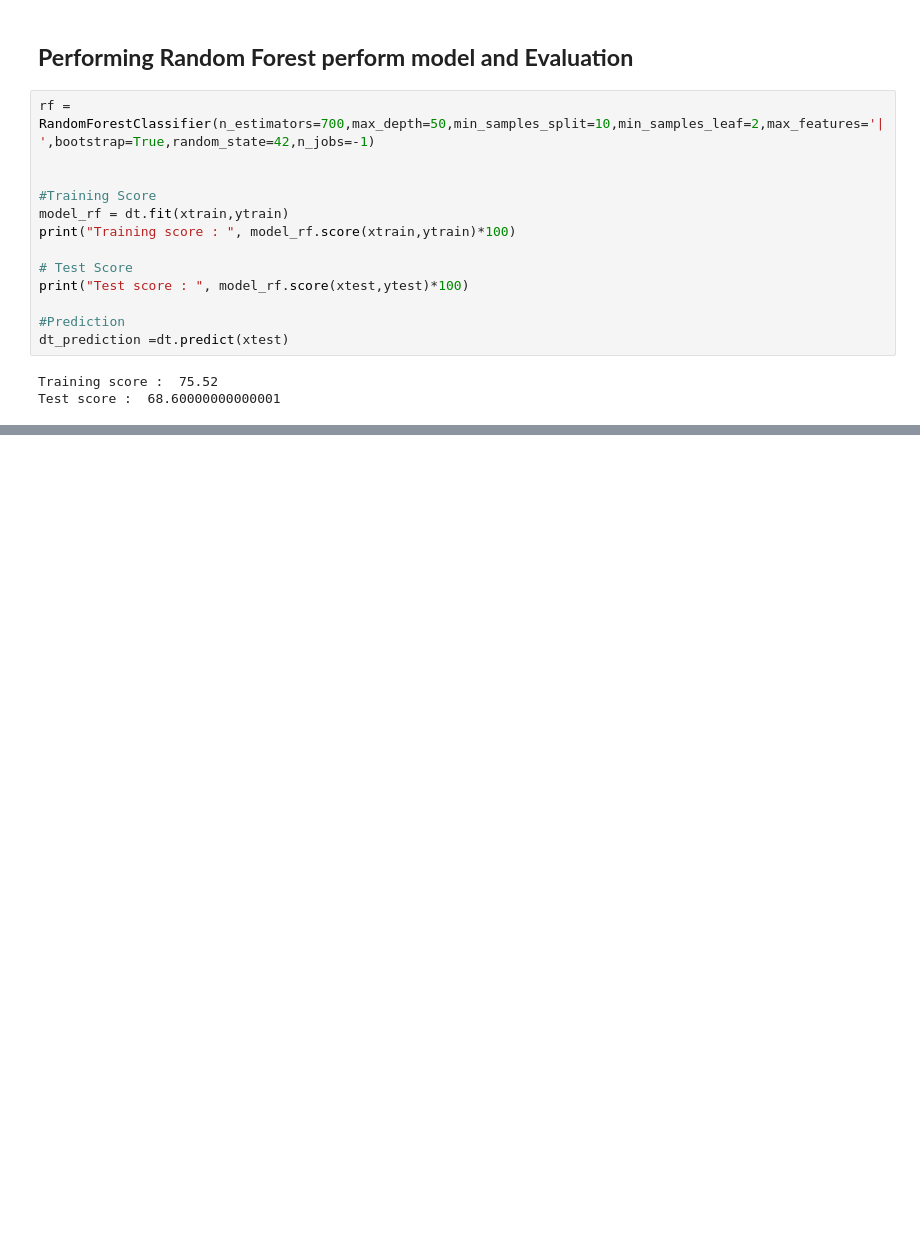
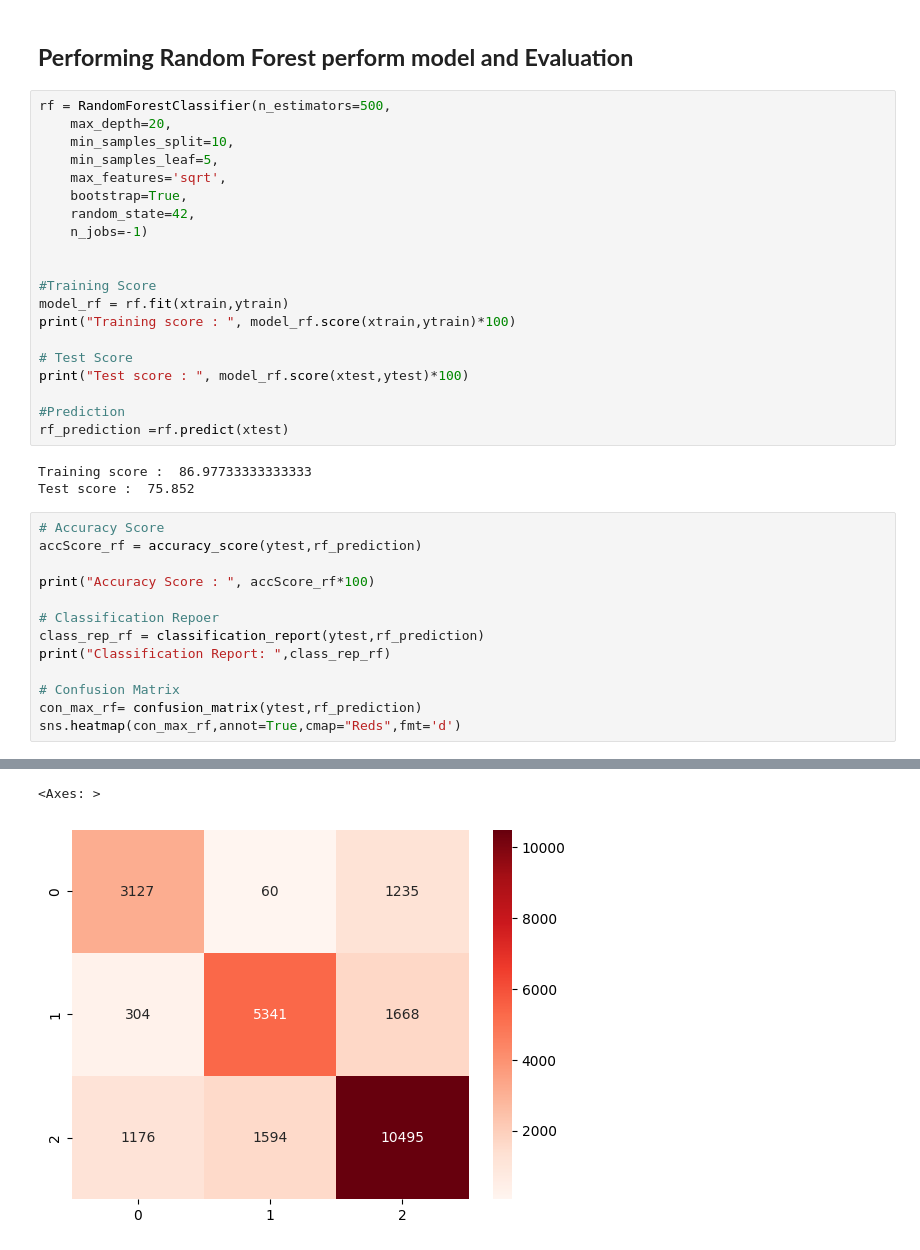
Before and after one commit to samifahim07/Bank_Credit_Score-Prediction-, a Jupyter notebook: final_project_2.ipynb, the cells around one changed output, grey strips where cells are left out. Cells and saved outputs as stored; diff of their text form; blank space fills up the shorter version.

Commit message:
performing random forest with perameter where we find tranining socre and test score then fidning accuracy , classification report and confuison matrix using heatmap to see it

```diff
--- a/final_project_2.ipynb
+++ b/final_project_2.ipynb
@@ -470,18 +470,39 @@ final_prediction = dt.predict(df_test)
 # %% [markdown]
 ##  **Performing Random Forest perform model and Evaluation**
 # %%
-rf = RandomForestClassifier(n_estimators=700,max_depth=50,min_samples_split=10,min_samples_leaf=2,max_features='|',bootstrap=True,random_state=42,n_jobs=-1)
+rf = RandomForestClassifier(n_estimators=500,
+    max_depth=20,
+    min_samples_split=10,
+    min_samples_leaf=5,
+    max_features='sqrt',
+    bootstrap=True,
+    random_state=42,
+    n_jobs=-1)
 
 
 #Training Score
-model_rf = dt.fit(xtrain,ytrain)
+model_rf = rf.fit(xtrain,ytrain)
 print("Training score : ", model_rf.score(xtrain,ytrain)*100)
 
 # Test Score
 print("Test score : ", model_rf.score(xtest,ytest)*100)
 
 #Prediction
-dt_prediction =dt.predict(xtest)
+rf_prediction =rf.predict(xtest)
 # %% [output]
-Training score :  75.52
-Test score :  68.60000000000001
+Training score :  86.97733333333333
+Test score :  75.852
+# %%
+# Accuracy Score
+accScore_rf = accuracy_score(ytest,rf_prediction)
+
+print("Accuracy Score : ", accScore_rf*100)
+
+# Classification Repoer
+class_rep_rf = classification_report(ytest,rf_prediction)
+print("Classification Report: ",class_rep_rf)
+
+# Confusion Matrix
+con_max_rf= confusion_matrix(ytest,rf_prediction)
+sns.heatmap(con_max_rf,annot=True,cmap="Reds",fmt='d')
+# %% [output]
@@ -487,0 +519,2 @@ Test score :  68.60000000000001
+<Axes: >
+[figure, added]
```
Also changed, not shown: parts of 3 cells of this notebook.
